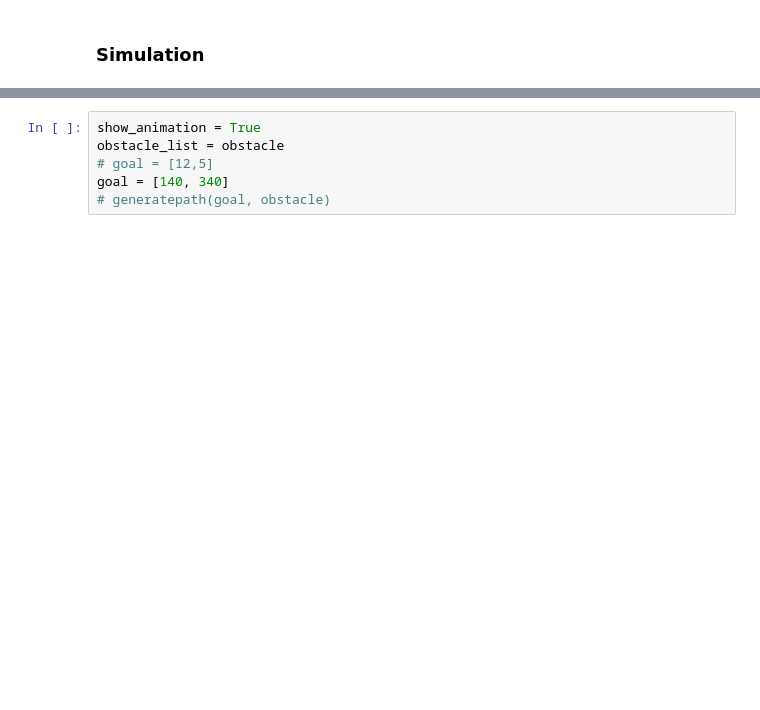
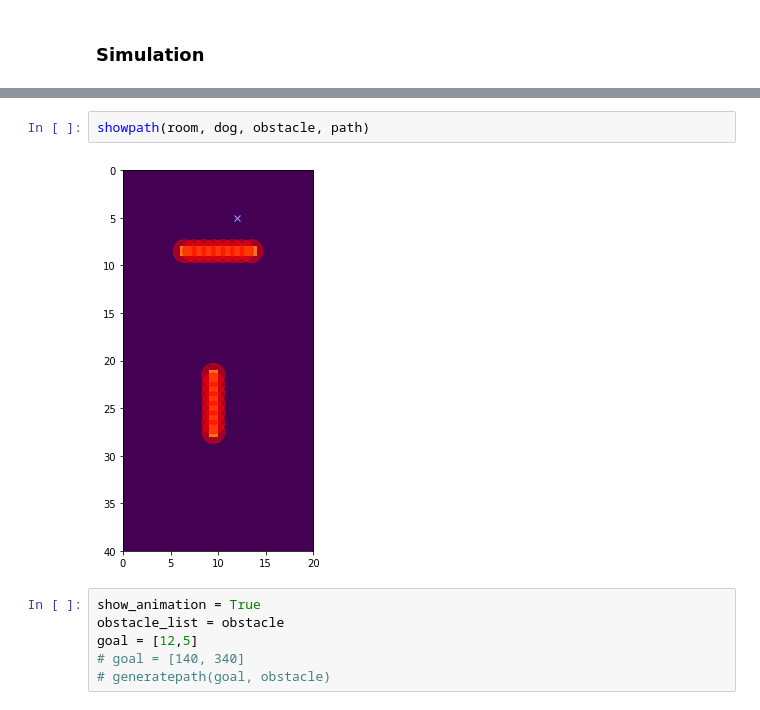
Before and after one commit to anouarelaidi/dogsimulation, a Jupyter notebook: Projet info.ipynb, the cells around one changed output, grey strips where cells are left out. Saved outputs shown, nothing was run; the diff lists cells and outputs as text; blank space fills up the shorter version.

```diff
--- a/Projet info.ipynb
+++ b/Projet info.ipynb
@@ -58,7 +85,11 @@ for i in range(len(room.imgdf)):
+# %%
+showpath(room, dog, obstacle, path)
+# %% [output]
+[figure, added]
 # %%
 show_animation = True
 obstacle_list = obstacle
-# goal = [12,5]
-goal = [140, 340]
+goal = [12,5]
+# goal = [140, 340]
 # generatepath(goal, obstacle)
 # %%
```
Also changed, not shown: parts of 16 cells of this notebook, 3 other files.
